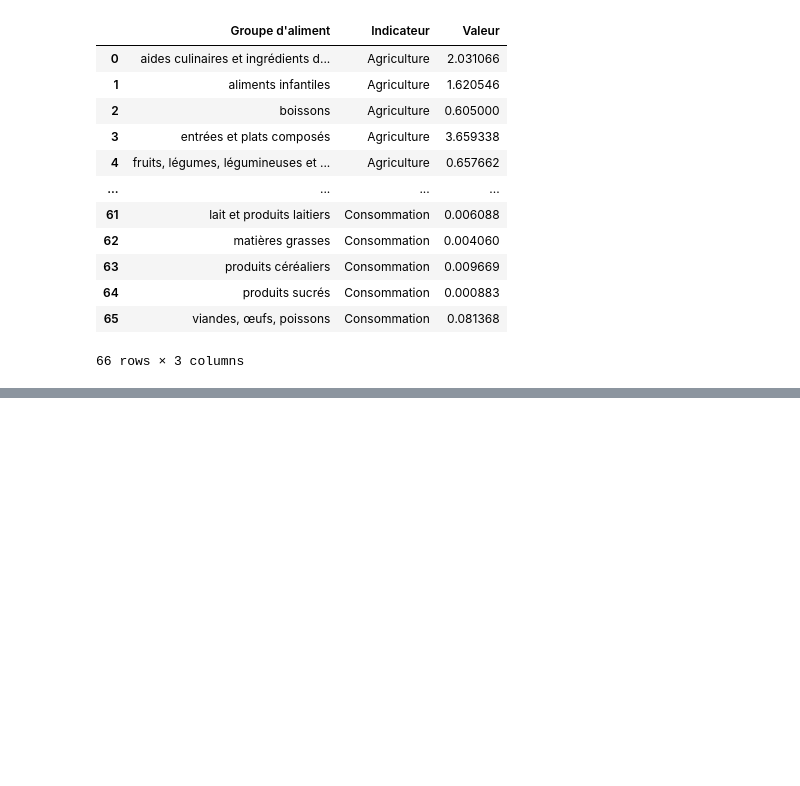
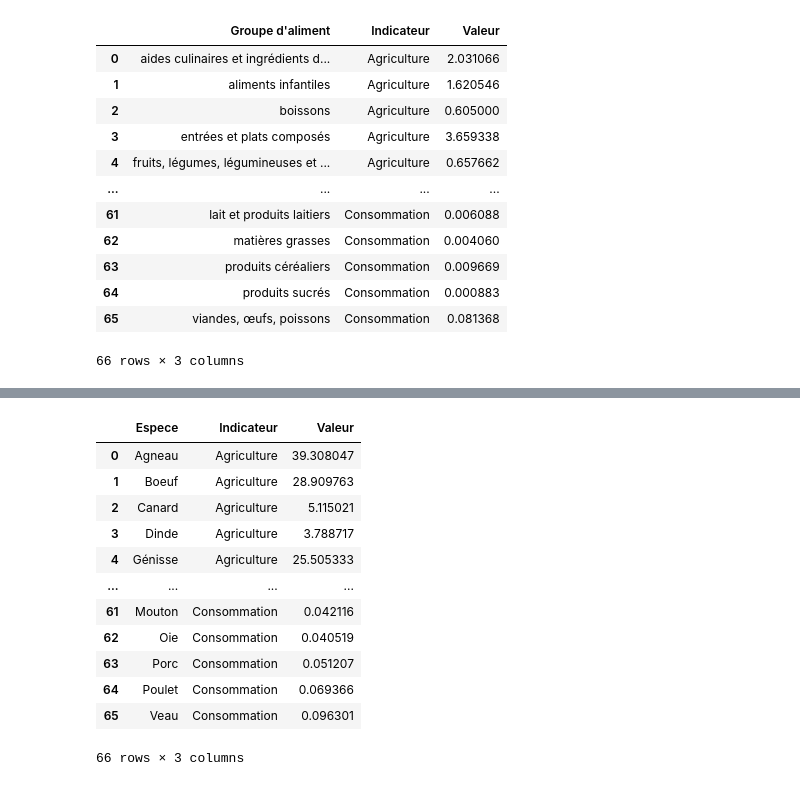
Before and after one commit to Paul-Armand/ProjetRecette, a Jupyter notebook: prg/Projet_premiersGraphiques.ipynb, the cells around one changed output, grey strips where cells are left out. Drawn from its saved outputs; the diff is of its cells as text; code cells hidden in the pictures; blank space fills up the shorter version.

```diff
--- a/prg/Projet_premiersGraphiques.ipynb
+++ b/prg/Projet_premiersGraphiques.ipynb
@@ -85,0 +118,16 @@ df_groupe_aliment_modif
+# %%
+df_groupe_aliment_modif
+# %% [output]
+|  | Espece | Indicateur | Valeur |
+| 0 | Agneau | Agriculture | 39.308047 |
+| 1 | Boeuf | Agriculture | 28.909763 |
+| 2 | Canard | Agriculture | 5.115021 |
+| 3 | Dinde | Agriculture | 3.788717 |
+| 4 | Génisse | Agriculture | 25.505333 |
+| ... | ... | ... | ... |
+| 61 | Mouton | Consommation | 0.042116 |
+| 62 | Oie | Consommation | 0.040519 |
+| 63 | Porc | Consommation | 0.051207 |
+| 64 | Poulet | Consommation | 0.069366 |
+| 65 | Veau | Consommation | 0.096301 |
+66 rows × 3 columns
```
Also changed, not shown: parts of 7 cells of this notebook, 1 other file.
